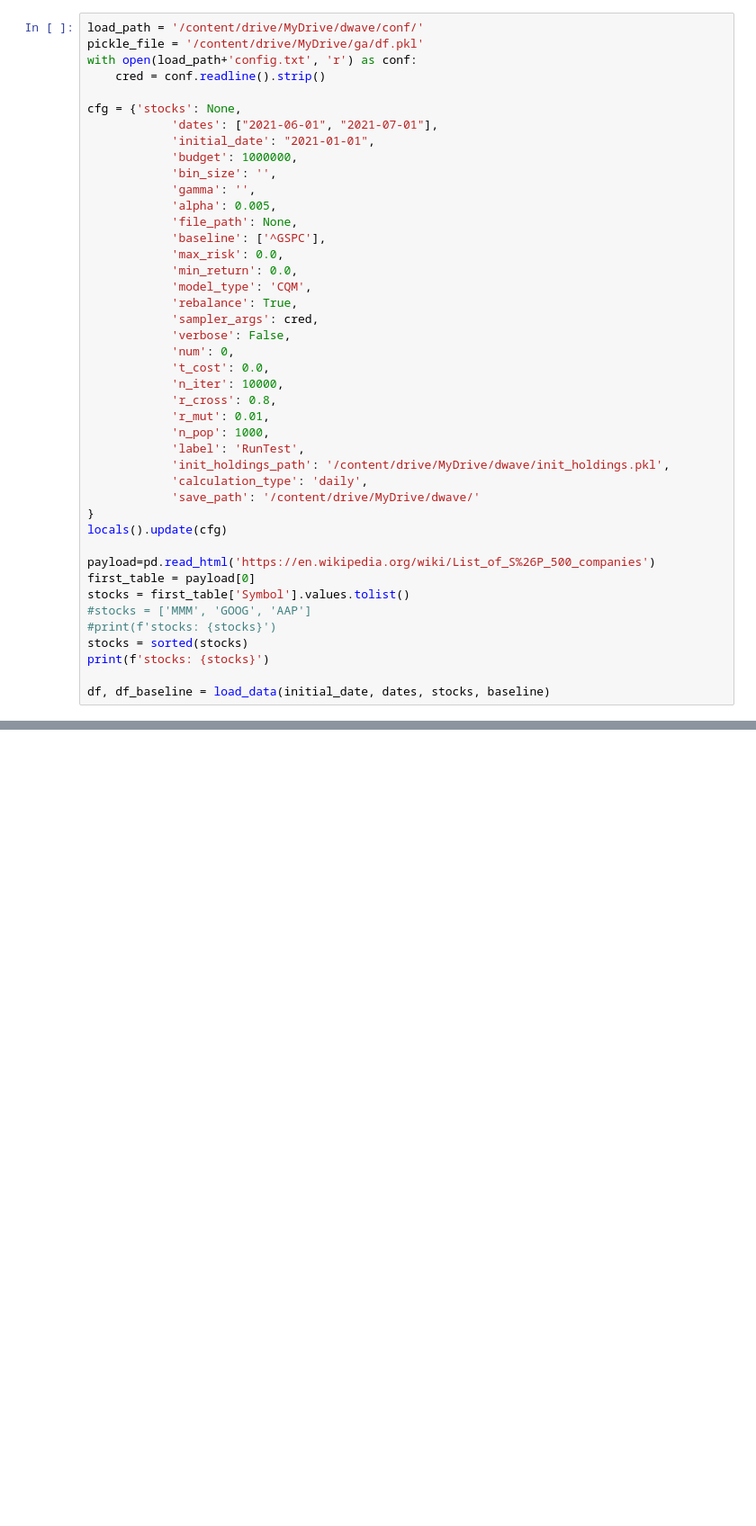
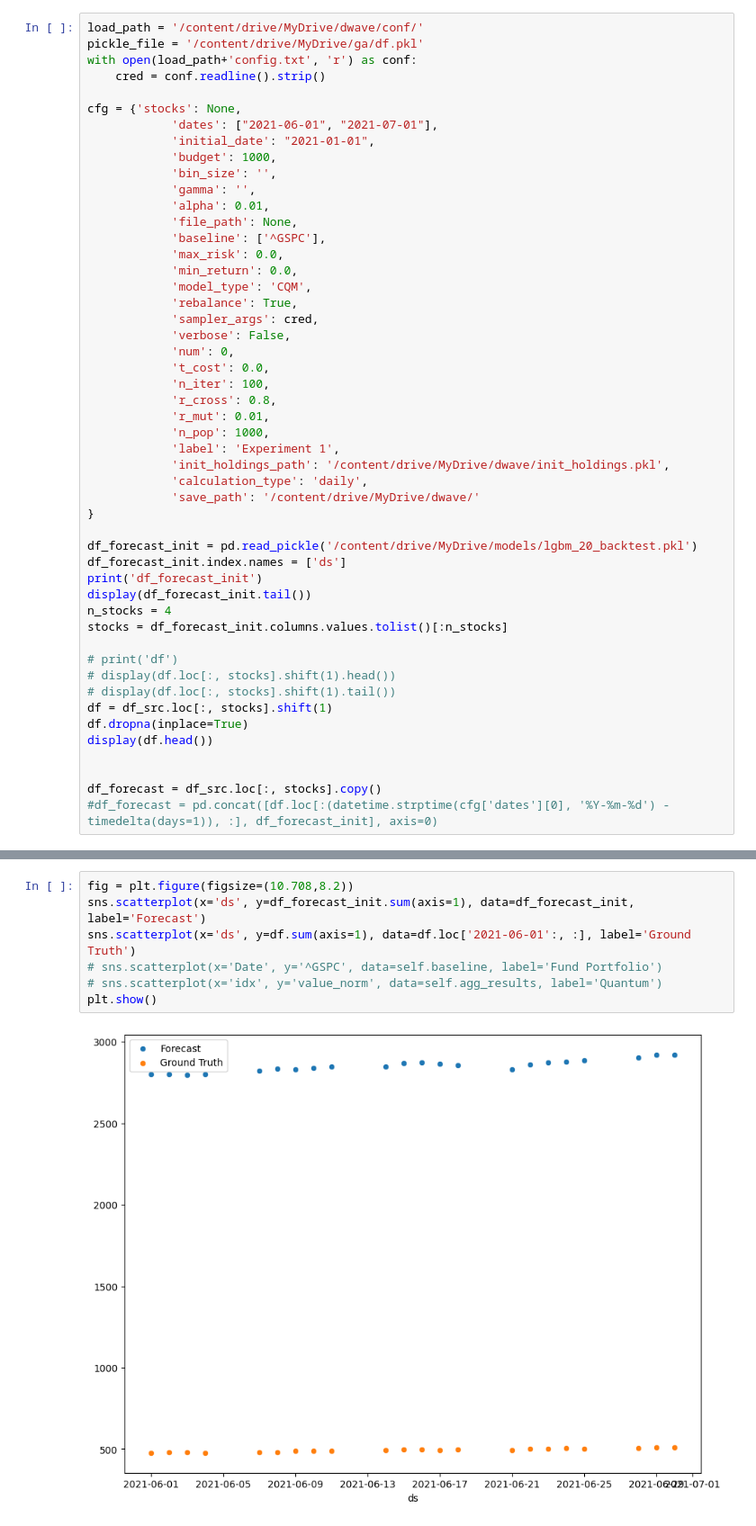
Before and after one commit to bvcmartins/dwaveDev, a Jupyter notebook: quantum_portfolio_solver.ipynb, the cells around one changed output, grey strips where cells are left out. Shown at 90% size. Drawn from its saved outputs; the diff is of its cells as text; blank space fills up the shorter version.

Commit message:
Experiment 1: 4 stocks and ground truth as prediction

```diff
--- a/quantum_portfolio_solver.ipynb
+++ b/quantum_portfolio_solver.ipynb
@@ -682,10 +658,10 @@ with open(load_path+'config.txt', 'r') as conf:
 cfg = {'stocks': None,
             'dates': ["2021-06-01", "2021-07-01"],
             'initial_date': "2021-01-01",
-            'budget': 1000000,
+            'budget': 1000,
             'bin_size': '',
             'gamma': '',
-            'alpha': 0.005,
+            'alpha': 0.01,
             'file_path': None,
             'baseline': ['^GSPC'],
             'max_risk': 0.0,
@@ -696,24 +672,31 @@ cfg = {'stocks': None,
             'verbose': False,
             'num': 0,
             't_cost': 0.0,
-            'n_iter': 10000,
+            'n_iter': 100,
             'r_cross': 0.8,
             'r_mut': 0.01,
             'n_pop': 1000,
-            'label': 'RunTest',
+            'label': 'Experiment 1',
             'init_holdings_path': '/content/drive/MyDrive/dwave/init_holdings.pkl',
             'calculation_type': 'daily',
             'save_path': '/content/drive/MyDrive/dwave/'
 }
-locals().update(cfg)
 
-payload=pd.read_html('https://en.wikipedia.org/wiki/List_of_S%26P_500_companies')
-first_table = payload[0]
-stocks = first_table['Symbol'].values.tolist()
-#stocks = ['MMM', 'GOOG', 'AAP']
-#print(f'stocks: {stocks}')
-stocks = sorted(stocks)
-print(f'stocks: {stocks}')
+df_forecast_init = pd.read_pickle('/content/drive/MyDrive/models/lgbm_20_backtest.pkl')
+df_forecast_init.index.names = ['ds']
+print('df_forecast_init')
+display(df_forecast_init.tail())
+n_stocks = 4
+stocks = df_forecast_init.columns.values.tolist()[:n_stocks]
 
-df, df_baseline = load_data(initial_date, dates, stocks, baseline)
+# print('df')
+# display(df.loc[:, stocks].shift(1).head())
+# display(df.loc[:, stocks].shift(1).tail())
+df = df_src.loc[:, stocks].shift(1)
+df.dropna(inplace=True)
+display(df.head())
+
+
+df_forecast = df_src.loc[:, stocks].copy()
+#df_forecast = pd.concat([df.loc[:(datetime.strptime(cfg['dates'][0], '%Y-%m-%d') - timedelta(days=1)), :], df_forecast_init], axis=0)
 # %% [output]
@@ -864,0 +750,9 @@ cov matrix
+# %%
+fig = plt.figure(figsize=(10.708,8.2))
+sns.scatterplot(x='ds', y=df_forecast_init.sum(axis=1), data=df_forecast_init, label='Forecast')
+sns.scatterplot(x='ds', y=df.sum(axis=1), data=df.loc['2021-06-01':, :], label='Ground Truth')
+# sns.scatterplot(x='Date', y='^GSPC', data=self.baseline, label='Fund Portfolio')
+# sns.scatterplot(x='idx', y='value_norm', data=self.agg_results, label='Quantum')
+plt.show()
+# %% [output]
+[figure, added]
```
Also changed, not shown: parts of 20 cells of this notebook.
